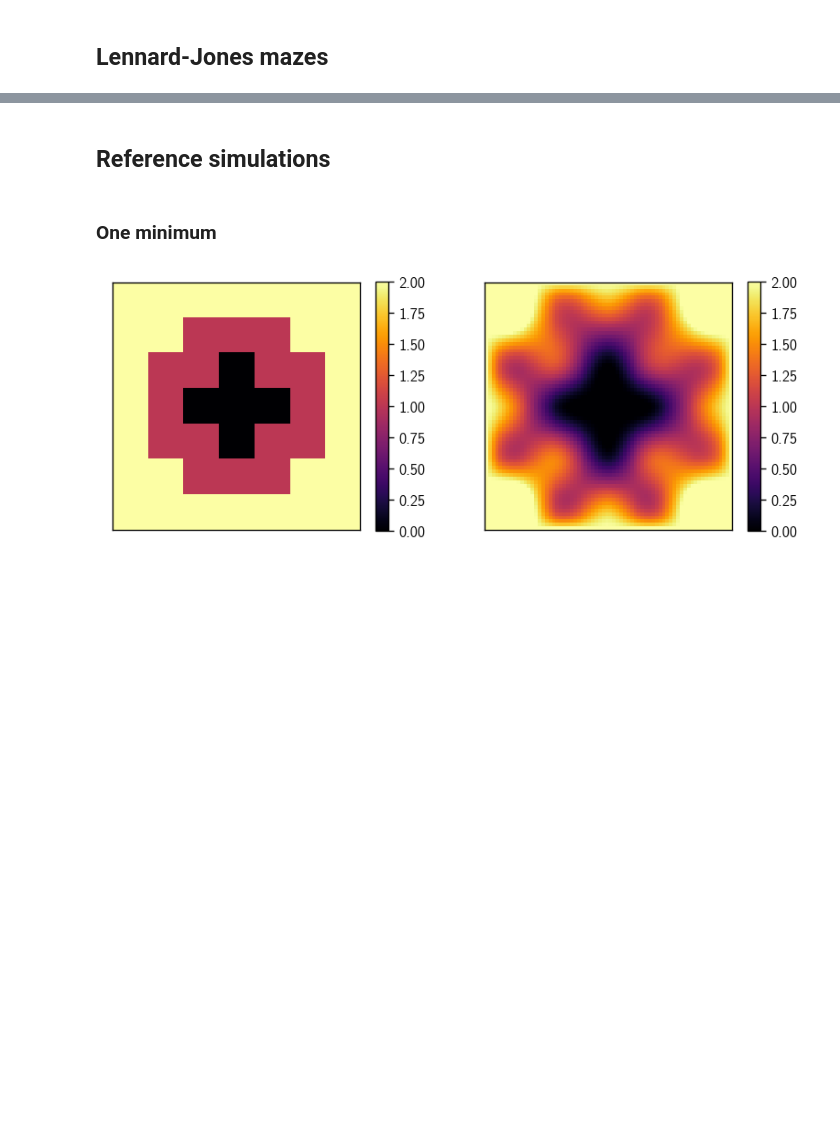
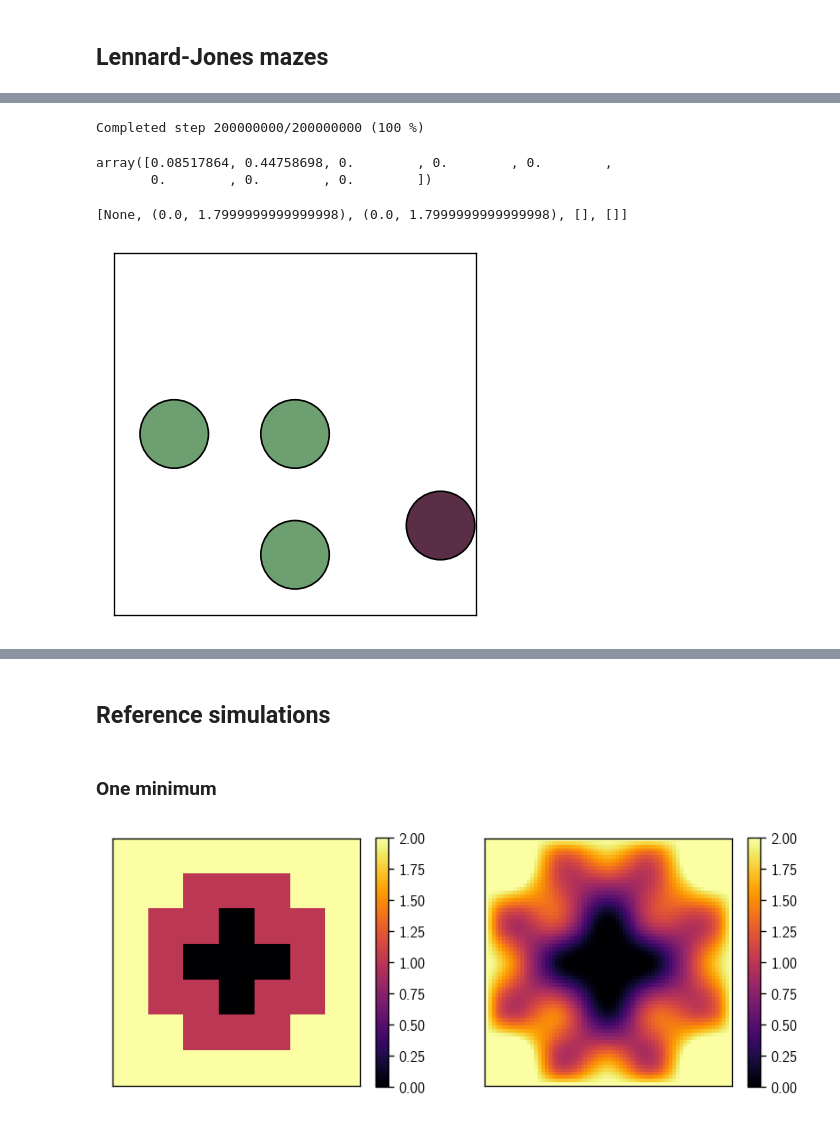
Before and after one commit to hanazupan/Breadth_first_search_of_state_space, a Jupyter notebook: scratch/maze.ipynb, the cells around one changed output, grey strips where cells are left out. Saved outputs shown, nothing was run; the diff lists cells and outputs as text; code cells hidden in the pictures; blank space fills up the shorter version.

```diff
--- a/scratch/maze.ipynb
+++ b/scratch/maze.ipynb
@@ -534,0 +585,9 @@ SyntaxError: invalid syntax (<ipython-input-8-c8aac8691571>, line 1)
+# %%
+system.simulate(int(2e8))
+# %% [output]
+Completed step 200000000/200000000 (100 %)
+# %%
+system.forces
+# %% [output]
+array([0.08517864, 0.44758698, 0.        , 0.        , 0.        ,
+       0.        , 0.        , 0.        ])
@@ -534,0 +598,25 @@ SyntaxError: invalid syntax (<ipython-input-8-c8aac8691571>, line 1)
+# %%
+fig, ax = plt.subplots()
+
+diameters = [sigma] * 4
+ax.add_collection(
+    mpl.collections.EllipseCollection(
+        widths=diameters, heights=diameters,
+        angles=0, units='xy',
+        facecolors=['#5b2e48'] + ['#6d9f71'] * 3,
+        offsets=system.configuration.reshape(4, 2),
+        transOffset=ax.transData,
+        edgecolors="k"
+    ),
+)
+
+ax.set(**{
+    "aspect": "equal",
+    "xlim": (0, bounds[0]),
+    "ylim": (0, bounds[1]),
+    "xticks": (),
+    "yticks": (),
+})
+# %% [output]
+[None, (0.0, 1.7999999999999998), (0.0, 1.7999999999999998), [], []]
+[figure, added]
```
Also changed, not shown: parts of 16 cells of this notebook, 2 other files.
